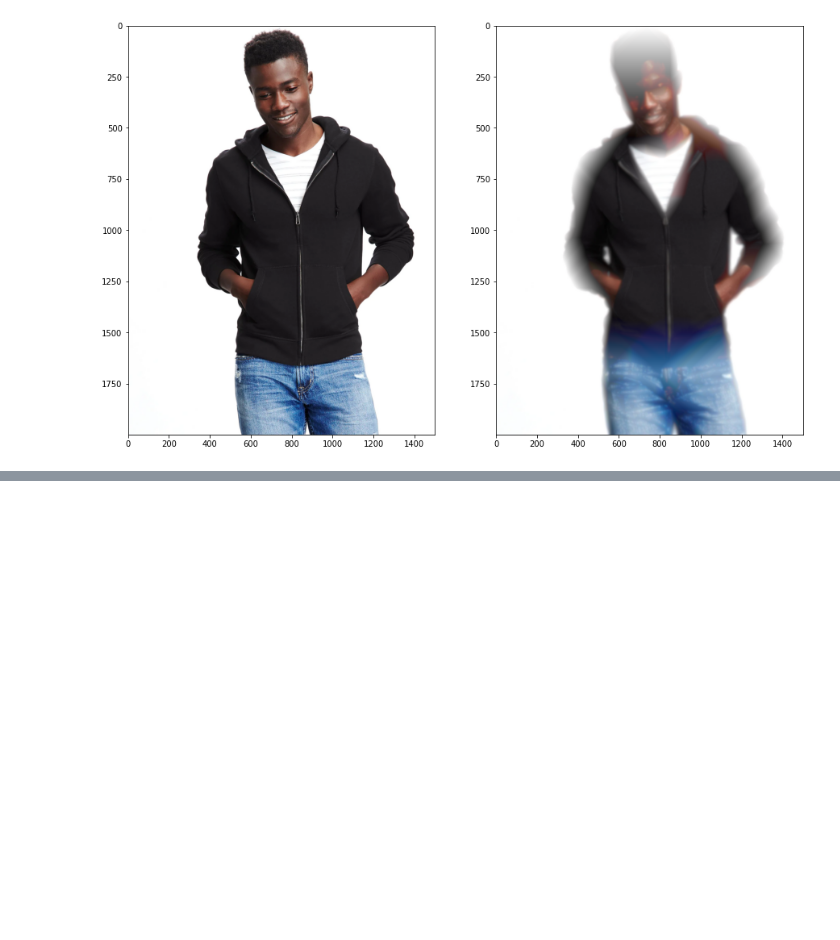
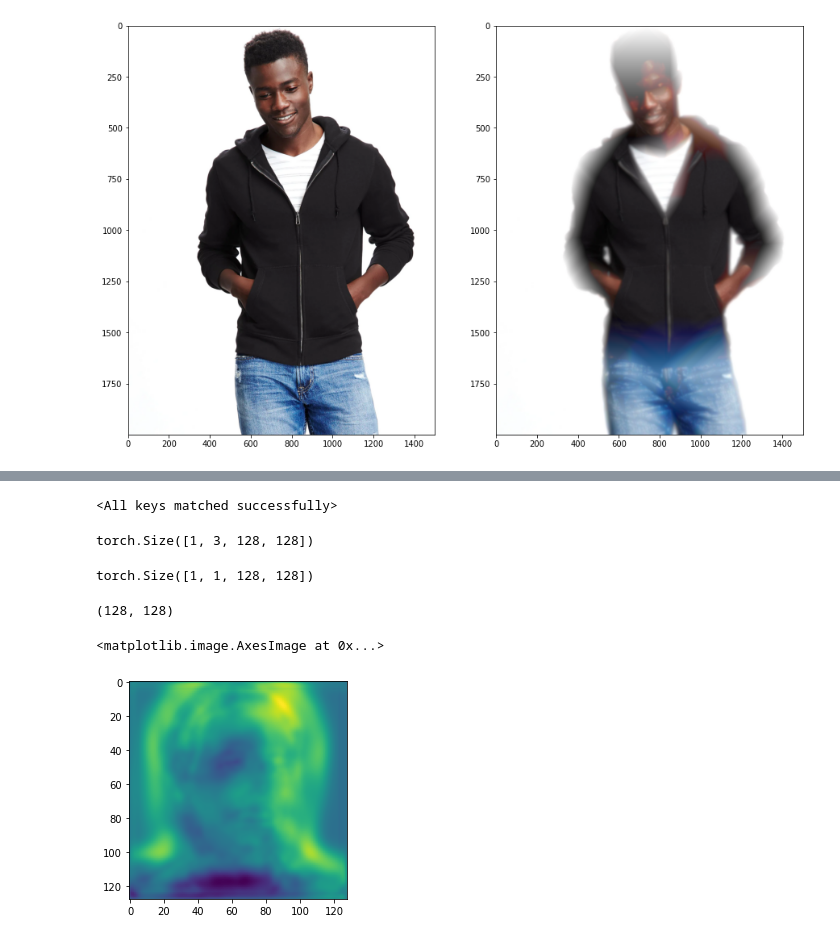
Before and after one commit to adithya943/Real-ESRGAN, a Jupyter notebook: ScrapBook.ipynb, the cells around one changed output, grey strips where cells are left out. Cells and saved outputs as stored; diff of their text form; code cells hidden in the pictures; blank space fills up the shorter version.

```diff
--- a/ScrapBook.ipynb
+++ b/ScrapBook.ipynb
@@ -27,0 +51,35 @@ axs[1].imshow(degraded)
+# %%
+import numpy as np
+import cv2 as cv
+
+net = UNetDiscriminatorSN(num_in_ch=3, num_feat=64, skip_connection=True)
+state_dict = torch.load('/home/adithya/adithya/Real-ESRGAN/experiments/finetune_BLM+OLD+BRU+UNIx2_vanilla_scratch_d/models/net_d_17500.pth')
+net.load_state_dict(state_dict['params'])
+# %% [output]
+<All keys matched successfully>
+# %%
+img = cv.imread('/home/adithya/adithya/Real-ESRGAN/inputs/greg/greg3.png')/255.
+img = cv.resize(img, (128,128), cv.INTER_LANCZOS4)
+img = torch.tensor(np.expand_dims(img.transpose(2,0,1),0), dtype = torch.float32)
+# %%
+img.shape
+# %% [output]
+torch.Size([1, 3, 128, 128])
+# %%
+output = net(img)
+# %%
+output.shape
+# %% [output]
+torch.Size([1, 1, 128, 128])
+# %%
+import matplotlib.pyplot as plt
+output_np = output[0][0].detach().numpy()
+# %%
+output_np.shape
+# %% [output]
+(128, 128)
+# %%
+plt.imshow(output_np)
+# %% [output]
+<matplotlib.image.AxesImage at 0x...>
+[figure, added]
```
Also changed, not shown: parts of 2 cells of this notebook, 3 other files.
